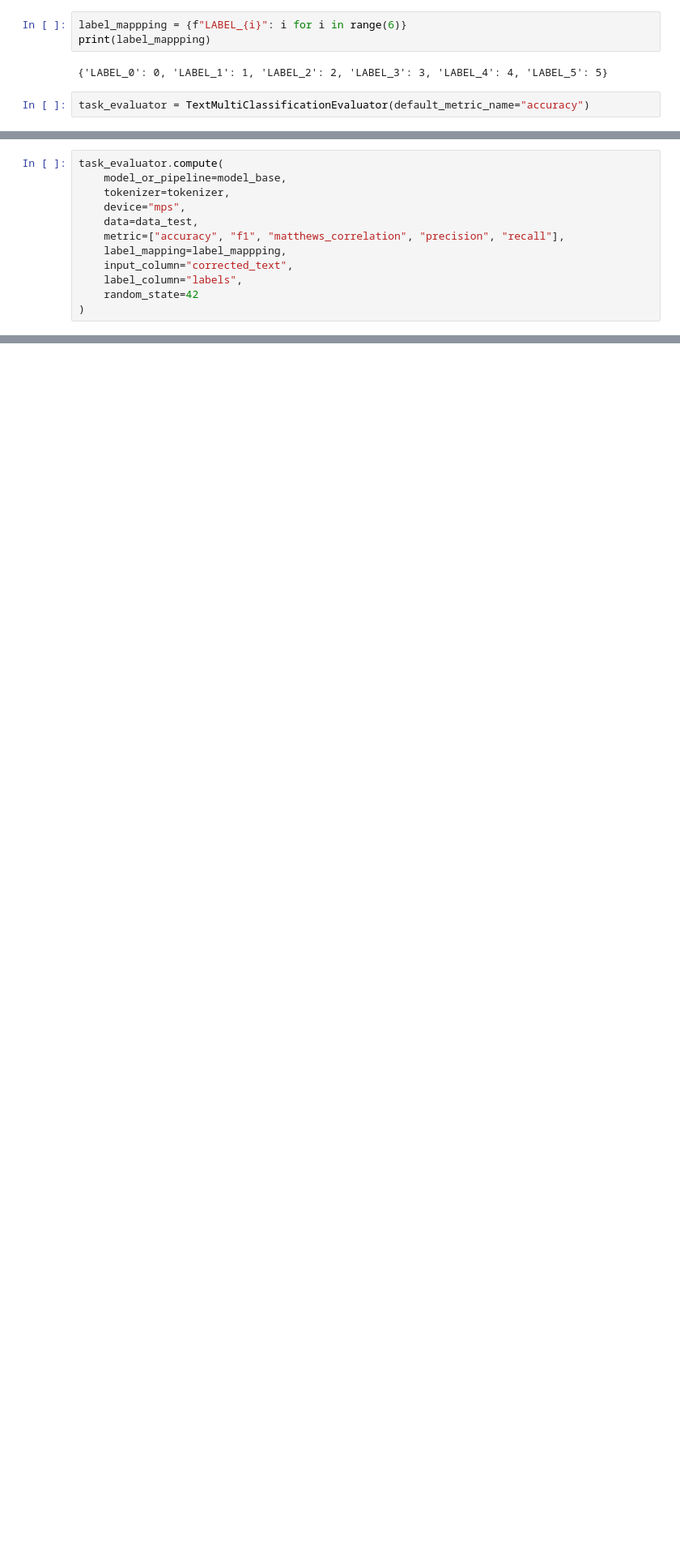
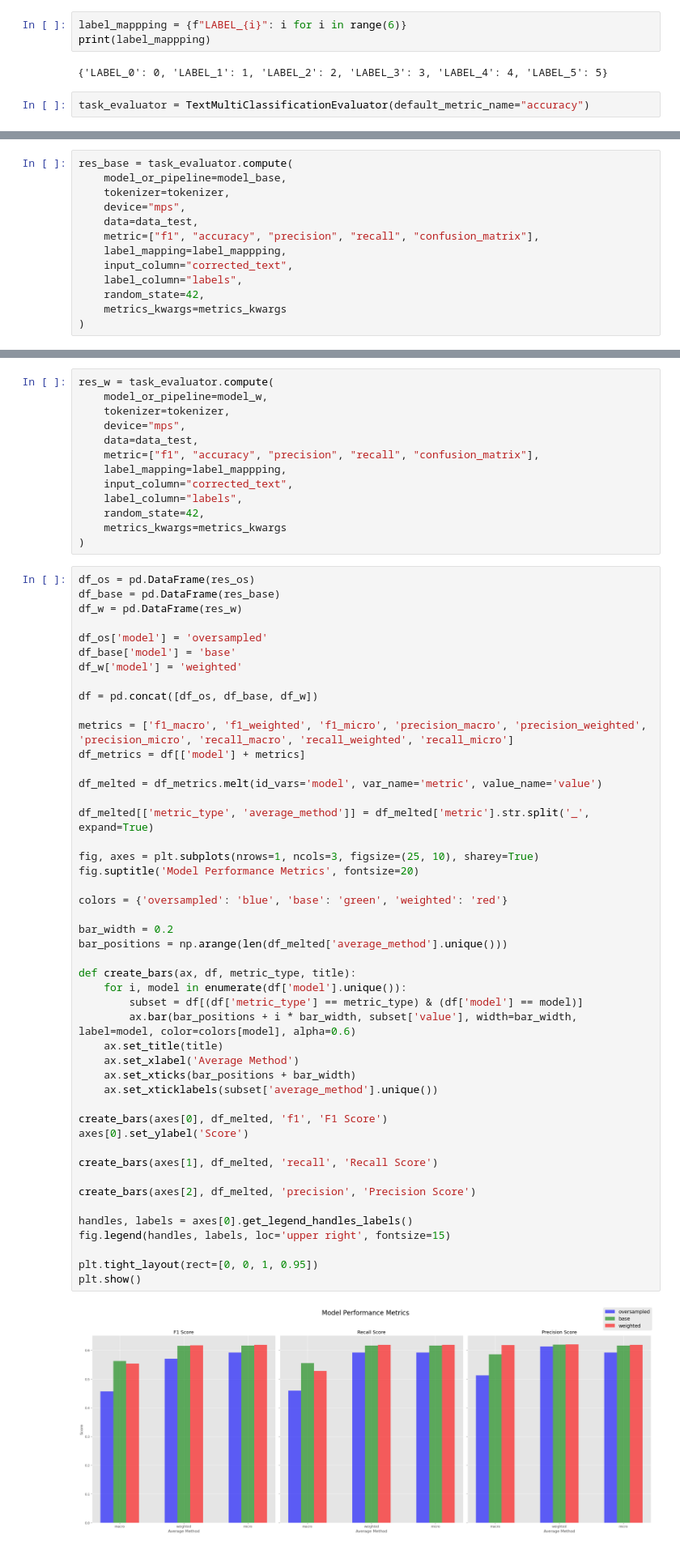
Before and after one commit to mlengineershub/LazyTeacher, a Jupyter notebook: ml/error_analysis/benchmark.ipynb, the cells around one changed output, grey strips where cells are left out. Shown at 81% size. Cells and saved outputs as stored; diff of their text form; blank space fills up the shorter version.

```diff
--- a/ml/error_analysis/benchmark.ipynb
+++ b/ml/error_analysis/benchmark.ipynb
@@ -41,13 +67,14 @@ metrics_kwargs= {
 }
 # %%
-task_evaluator.compute(
+res_base = task_evaluator.compute(
     model_or_pipeline=model_base,
     tokenizer=tokenizer,
     device="mps",
     data=data_test,
-    metric=["accuracy", "f1", "matthews_correlation", "precision", "recall"],
+    metric=["f1", "accuracy", "precision", "recall", "confusion_matrix"],
     label_mapping=label_mappping,
     input_column="corrected_text",
     label_column="labels",
-    random_state=42
+    random_state=42,
+    metrics_kwargs=metrics_kwargs
 )
@@ -53,0 +94,62 @@ task_evaluator.compute(
+# %%
+res_w = task_evaluator.compute(
+    model_or_pipeline=model_w,
+    tokenizer=tokenizer,
+    device="mps",
+    data=data_test,
+    metric=["f1", "accuracy", "precision", "recall", "confusion_matrix"],
+    label_mapping=label_mappping,
+    input_column="corrected_text",
+    label_column="labels",
+    random_state=42,
+    metrics_kwargs=metrics_kwargs
+)
+# %%
+df_os = pd.DataFrame(res_os)
+df_base = pd.DataFrame(res_base)
+df_w = pd.DataFrame(res_w)
+
+df_os['model'] = 'oversampled'
+df_base['model'] = 'base'
+df_w['model'] = 'weighted'
+
+df = pd.concat([df_os, df_base, df_w])
+
+metrics = ['f1_macro', 'f1_weighted', 'f1_micro', 'precision_macro', 'precision_weighted', 'precision_micro', 'recall_macro', 'recall_weighted', 'recall_micro']
+df_metrics = df[['model'] + metrics]
+
+df_melted = df_metrics.melt(id_vars='model', var_name='metric', value_name='value')
+
+df_melted[['metric_type', 'average_method']] = df_melted['metric'].str.split('_', expand=True)
+
+fig, axes = plt.subplots(nrows=1, ncols=3, figsize=(25, 10), sharey=True)
+fig.suptitle('Model Performance Metrics', fontsize=20)
+
+colors = {'oversampled': 'blue', 'base': 'green', 'weighted': 'red'}
+
+bar_width = 0.2
+bar_positions = np.arange(len(df_melted['average_method'].unique()))
+
+def create_bars(ax, df, metric_type, title):
+    for i, model in enumerate(df['model'].unique()):
+        subset = df[(df['metric_type'] == metric_type) & (df['model'] == model)]
+        ax.bar(bar_positions + i * bar_width, subset['value'], width=bar_width, label=model, color=colors[model], alpha=0.6)
+    ax.set_title(title)
+    ax.set_xlabel('Average Method')
+    ax.set_xticks(bar_positions + bar_width)
+    ax.set_xticklabels(subset['average_method'].unique())
+
+create_bars(axes[0], df_melted, 'f1', 'F1 Score')
+axes[0].set_ylabel('Score')
+
+create_bars(axes[1], df_melted, 'recall', 'Recall Score')
+
+create_bars(axes[2], df_melted, 'precision', 'Precision Score')
+
+handles, labels = axes[0].get_legend_handles_labels()
+fig.legend(handles, labels, loc='upper right', fontsize=15)
+
+plt.tight_layout(rect=[0, 0, 1, 0.95])
+plt.show()
+# %% [output]
+[figure, added]
```
Also changed, not shown: parts of 9 cells of this notebook, 4 other files.
